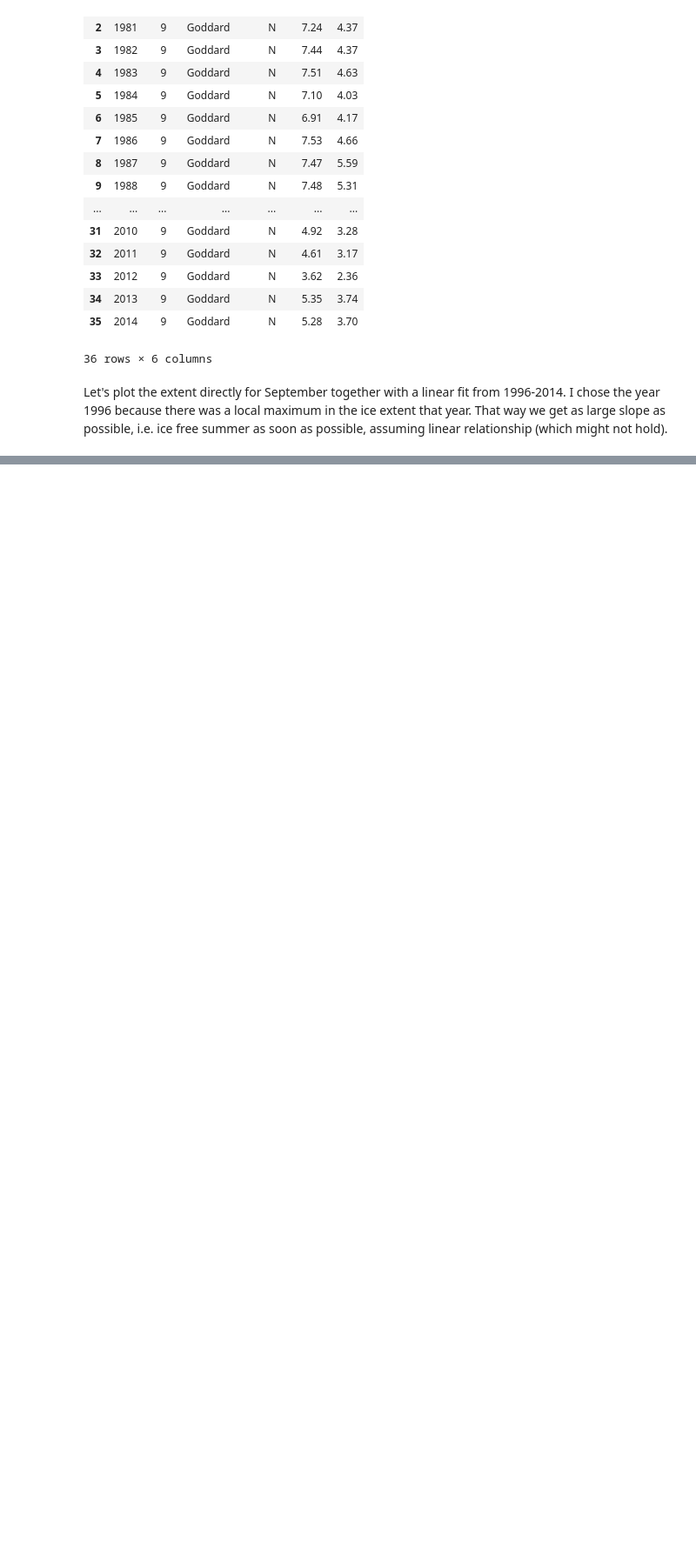
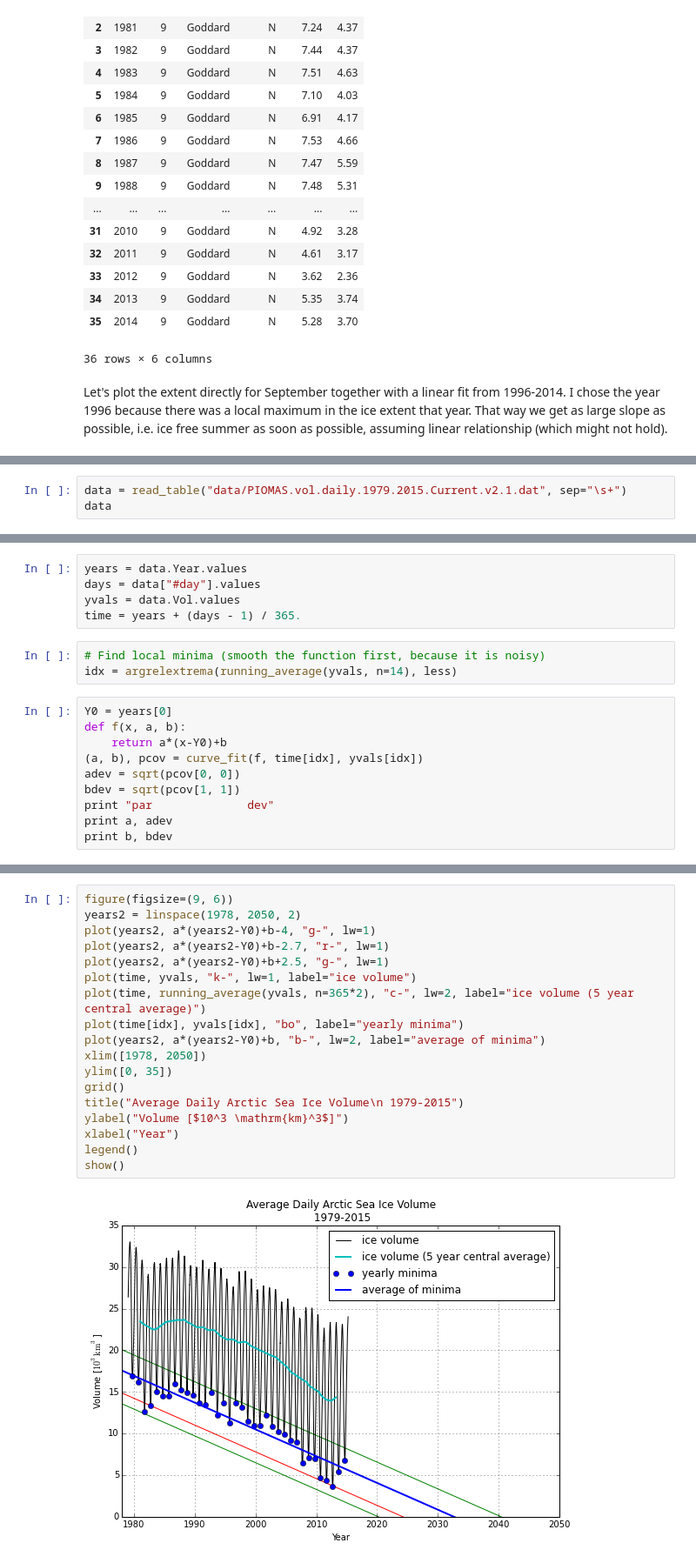
Before and after one commit to certik/climate, a Jupyter notebook: Sea Ice Index Arctic.ipynb, the cells around one changed output, grey strips where cells are left out. Shown at 87% size. Drawn from its saved outputs; the diff is of its cells as text; blank space fills up the shorter version.

```diff
--- a/Sea Ice Index Arctic.ipynb
+++ b/Sea Ice Index Arctic.ipynb
@@ -74,0 +102,3 @@ This is only the ice extent, which is different from the volume (that depends on
+# %%
+data = read_table("data/PIOMAS.vol.daily.1979.2015.Current.v2.1.dat", sep="\s+")
+data
@@ -74,0 +124,18 @@ This is only the ice extent, which is different from the volume (that depends on
+# %%
+years = data.Year.values
+days = data["#day"].values
+yvals = data.Vol.values
+time = years + (days - 1) / 365.
+# %%
+# Find local minima (smooth the function first, because it is noisy)
+idx = argrelextrema(running_average(yvals, n=14), less)
+# %%
+Y0 = years[0]
+def f(x, a, b):
+    return a*(x-Y0)+b
+(a, b), pcov = curve_fit(f, time[idx], yvals[idx])
+adev = sqrt(pcov[0, 0])
+bdev = sqrt(pcov[1, 1])
+print "par              dev"
+print a, adev
+print b, bdev
@@ -74,0 +146,20 @@ This is only the ice extent, which is different from the volume (that depends on
+# %%
+figure(figsize=(9, 6))
+years2 = linspace(1978, 2050, 2)
+plot(years2, a*(years2-Y0)+b-4, "g-", lw=1)
+plot(years2, a*(years2-Y0)+b-2.7, "r-", lw=1)
+plot(years2, a*(years2-Y0)+b+2.5, "g-", lw=1)
+plot(time, yvals, "k-", lw=1, label="ice volume")
+plot(time, running_average(yvals, n=365*2), "c-", lw=2, label="ice volume (5 year central average)")
+plot(time[idx], yvals[idx], "bo", label="yearly minima")
+plot(years2, a*(years2-Y0)+b, "b-", lw=2, label="average of minima")
+xlim([1978, 2050])
+ylim([0, 35])
+grid()
+title("Average Daily Arctic Sea Ice Volume\n 1979-2015")
+ylabel("Volume [$10^3 \mathrm{km}^3$]")
+xlabel("Year")
+legend()
+show()
+# %% [output]
+[figure, added]
```
Also changed, not shown: parts of 15 cells of this notebook.
